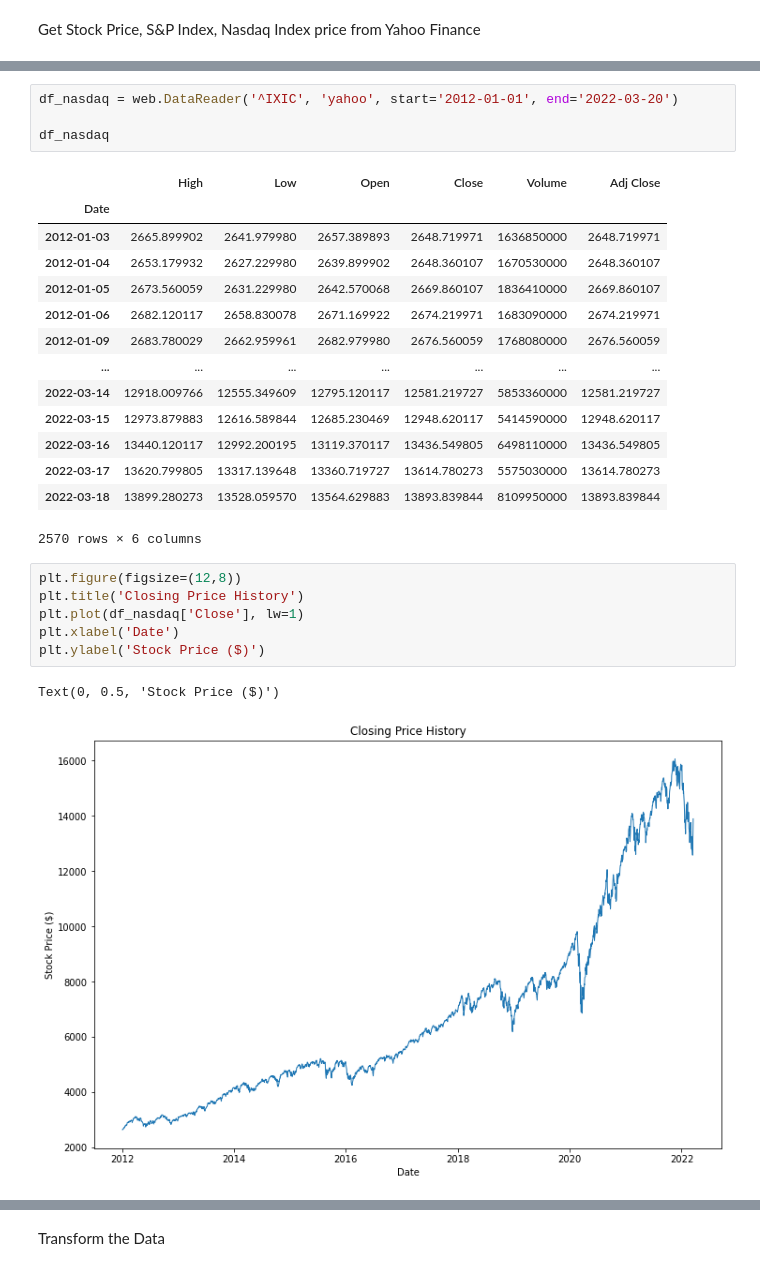
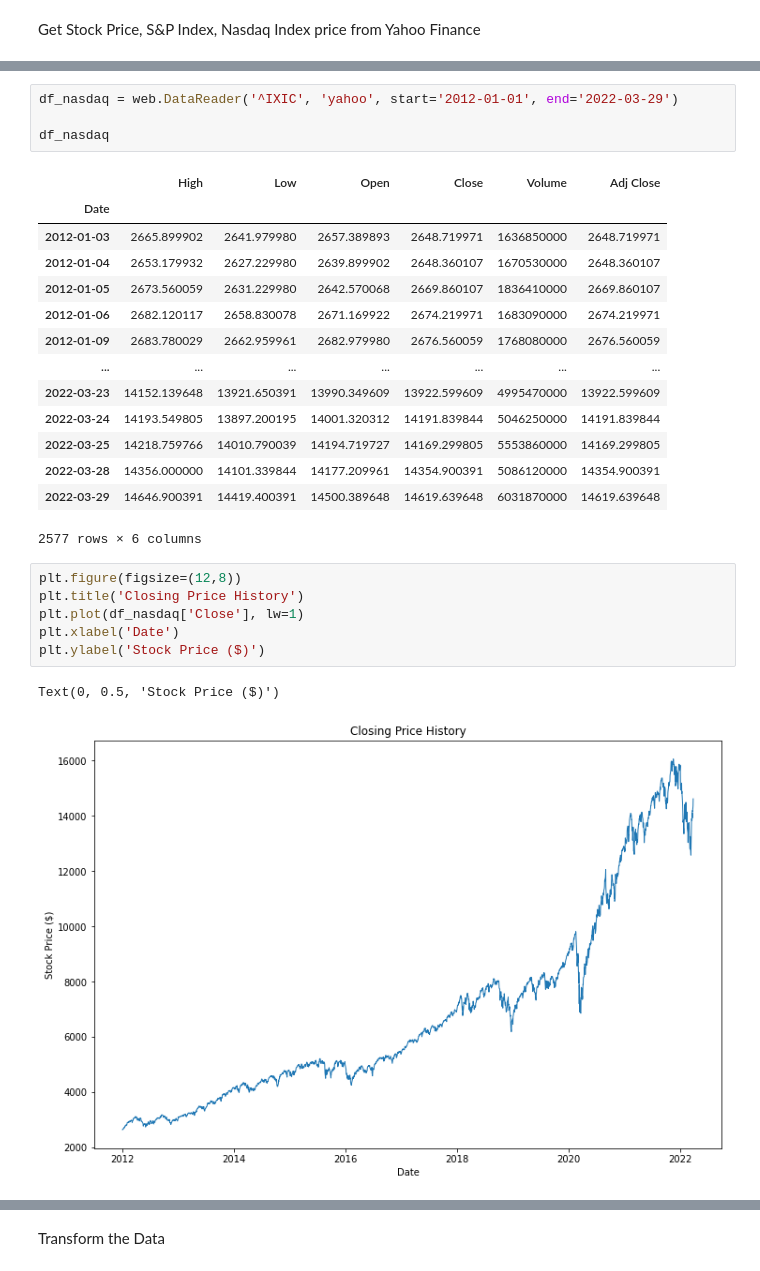
Before and after one commit to palakagl/AI-in-Finance, a Jupyter notebook: Stock_Price_Prediction_LSTM_with_Multiple_Features.ipynb, the cells around one changed output, grey strips where cells are left out. Drawn from its saved outputs; the diff is of its cells as text.

```diff
--- a/Stock_Price_Prediction_LSTM_with_Multiple_Features.ipynb
+++ b/Stock_Price_Prediction_LSTM_with_Multiple_Features.ipynb
@@ -116,22 +116,22 @@ Text(0, 0.5, 'Stock Price ($)')
 # %%
-df_nasdaq = web.DataReader('^IXIC', 'yahoo', start='2012-01-01', end='2022-03-20')
+df_nasdaq = web.DataReader('^IXIC', 'yahoo', start='2012-01-01', end='2022-03-29')
 
 df_nasdaq
 # %% [output]
 |  | High | Low | Open | Close | Volume | Adj Close |
 | Date |  |  |  |  |  |  |
 | 2012-01-03 | 2665.899902 | 2641.979980 | 2657.389893 | 2648.719971 | 1636850000 | 2648.719971 |
 | 2012-01-04 | 2653.179932 | 2627.229980 | 2639.899902 | 2648.360107 | 1670530000 | 2648.360107 |
 | 2012-01-05 | 2673.560059 | 2631.229980 | 2642.570068 | 2669.860107 | 1836410000 | 2669.860107 |
 | 2012-01-06 | 2682.120117 | 2658.830078 | 2671.169922 | 2674.219971 | 1683090000 | 2674.219971 |
 | 2012-01-09 | 2683.780029 | 2662.959961 | 2682.979980 | 2676.560059 | 1768080000 | 2676.560059 |
 | ... | ... | ... | ... | ... | ... | ... |
-| 2022-03-14 | 12918.009766 | 12555.349609 | 12795.120117 | 12581.219727 | 5853360000 | 12581.219727 |
-| 2022-03-15 | 12973.879883 | 12616.589844 | 12685.230469 | 12948.620117 | 5414590000 | 12948.620117 |
-| 2022-03-16 | 13440.120117 | 12992.200195 | 13119.370117 | 13436.549805 | 6498110000 | 13436.549805 |
-| 2022-03-17 | 13620.799805 | 13317.139648 | 13360.719727 | 13614.780273 | 5575030000 | 13614.780273 |
-| 2022-03-18 | 13899.280273 | 13528.059570 | 13564.629883 | 13893.839844 | 8109950000 | 13893.839844 |
+| 2022-03-23 | 14152.139648 | 13921.650391 | 13990.349609 | 13922.599609 | 4995470000 | 13922.599609 |
+| 2022-03-24 | 14193.549805 | 13897.200195 | 14001.320312 | 14191.839844 | 5046250000 | 14191.839844 |
+| 2022-03-25 | 14218.759766 | 14010.790039 | 14194.719727 | 14169.299805 | 5553860000 | 14169.299805 |
+| 2022-03-28 | 14356.000000 | 14101.339844 | 14177.209961 | 14354.900391 | 5086120000 | 14354.900391 |
+| 2022-03-29 | 14646.900391 | 14419.400391 | 14500.389648 | 14619.639648 | 6031870000 | 14619.639648 |
-2570 rows × 6 columns
+2577 rows × 6 columns
 # %%
 plt.figure(figsize=(12,8))
 plt.title('Closing Price History')
@@ -140,7 +140,7 @@ plt.xlabel('Date')
 plt.ylabel('Stock Price ($)')
 # %% [output]
 Text(0, 0.5, 'Stock Price ($)')
-[figure, old version]
+[figure, new version]
 # %%
 df = df_stock.filter(['Close'])
 df['Close_Stock'] = df_stock.filter(['Close'])
```
Also changed, not shown: parts of 28 cells of this notebook.
